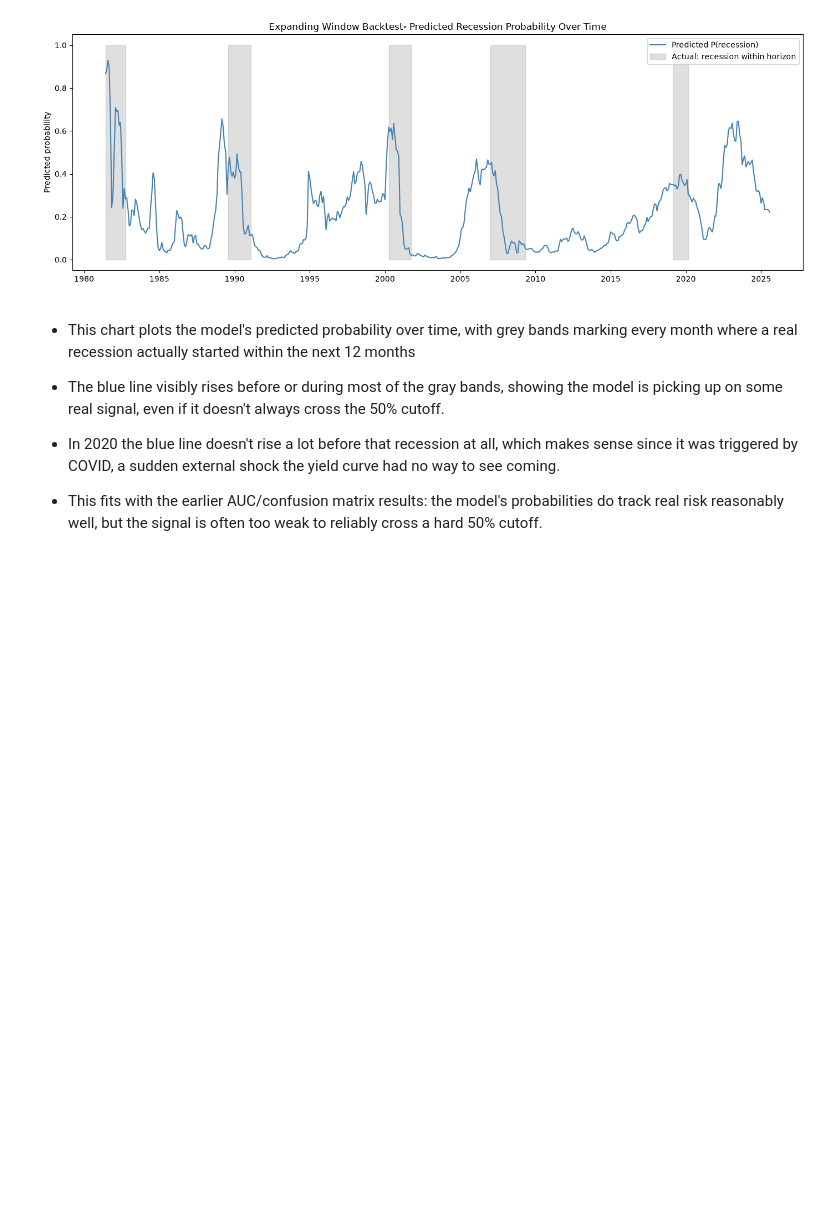
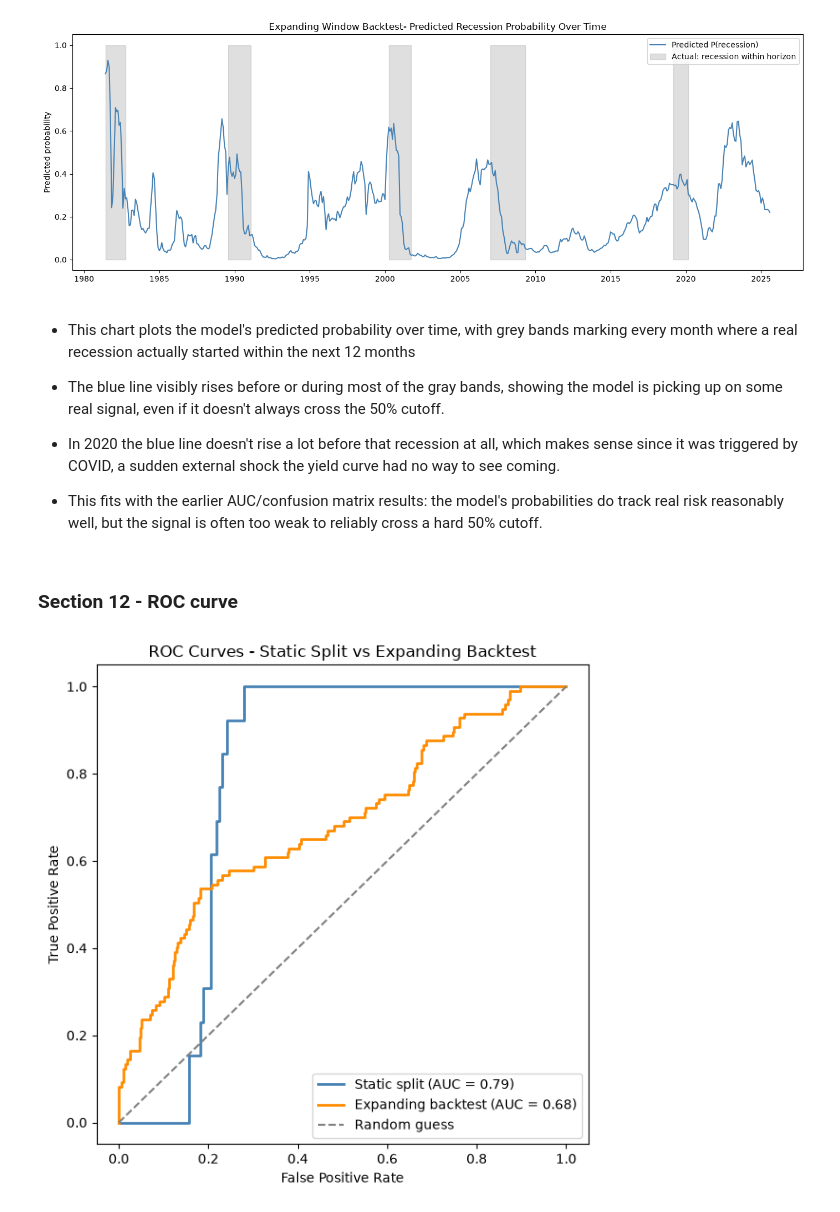
Before and after one commit to Mantra159/Inverted-yield-curve-recession-signal, a Jupyter notebook: yield_curve_analysis.ipynb, the cells around one changed output. Saved outputs shown, nothing was run; the diff lists cells and outputs as text; code cells hidden in the pictures; blank space fills up the shorter version.

Commit message:
finished section 12

```diff
--- a/yield_curve_analysis.ipynb
+++ b/yield_curve_analysis.ipynb
@@ -1002,10 +1002,10 @@ Test range: 2010-12 to 2025-09 (178 months, 13 recession months)
 model = LogisticRegression()
 model.fit(X_train, y_train)
 
-y_pred_proba = model.predict_proba(X_test)[:, 1]
+y_pred_prob = model.predict_proba(X_test)[:, 1]
 y_pred = model.predict(X_test)
 
-auc = roc_auc_score(y_test, y_pred_proba)
+auc = roc_auc_score(y_test, y_pred_prob)
 print("AUC:", round(auc, 4))
 print()
 print("Confusion matrix (test set):")
@@ -1161,3 +1161,26 @@ plt.show()
 - In 2020 the blue line doesn't rise a lot before that recession at all, which makes sense since it was triggered by COVID, a sudden external shock the yield curve had no way to see coming.
 
 - This fits with the earlier AUC/confusion matrix results: the model's probabilities do track real risk reasonably well, but the signal is often too weak to reliably cross a hard 50% cutoff.
+# %% [markdown]
+### Section 12 - ROC curve
+# %%
+fpr, tpr, thresholds = roc_curve(y_test, y_pred_prob)
+
+fig, ax = plt.subplots(figsize=(6, 6))
+ax.plot(fpr, tpr, color="steelblue", linewidth=2,
+        label=f"Static split (AUC = {auc:.2f})")
+
+# also plot the backtest ROC for comparison
+bt_fpr, bt_tpr, _ = roc_curve(backtest_results["actual"], backtest_results["predicted_prob"])
+ax.plot(bt_fpr, bt_tpr, color="darkorange", linewidth=2,
+        label=f"Expanding backtest (AUC = {backtest_auc:.2f})")
+
+ax.plot([0, 1], [0, 1], color="gray", linestyle="--", label="Random guess")
+ax.set_xlabel("False Positive Rate")
+ax.set_ylabel("True Positive Rate")
+ax.set_title("ROC Curves - Static Split vs Expanding Backtest")
+ax.legend(loc="lower right")
+plt.tight_layout()
+plt.show()
+# %% [output]
+[figure, added]
```
Also changed, not shown: parts of 1 cell of this notebook.
